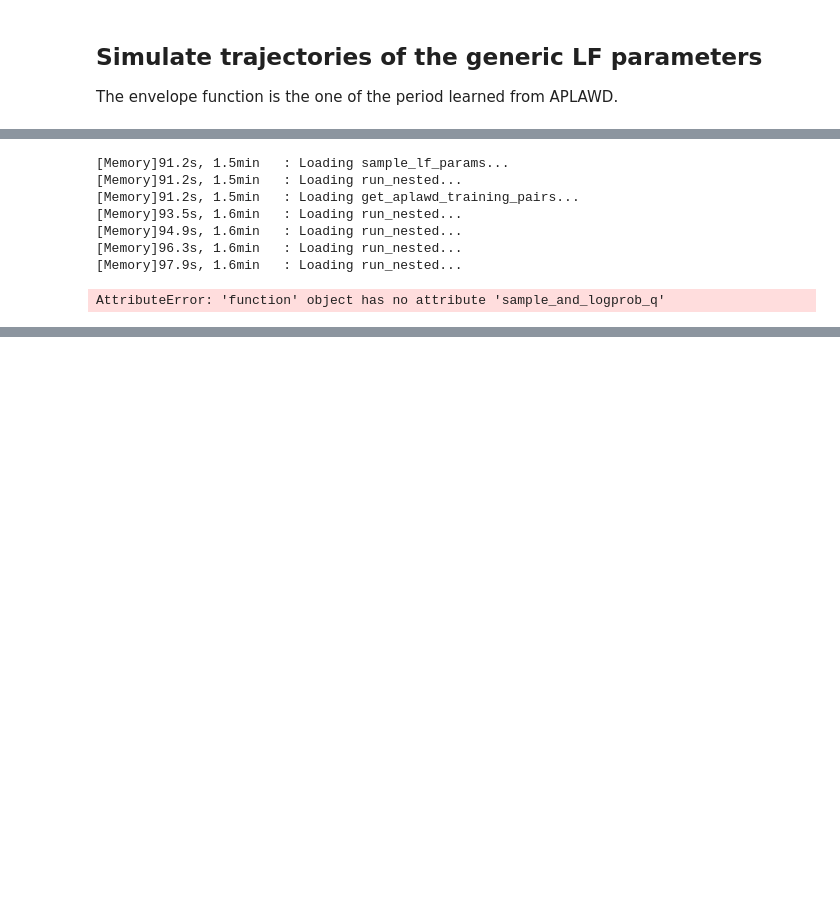
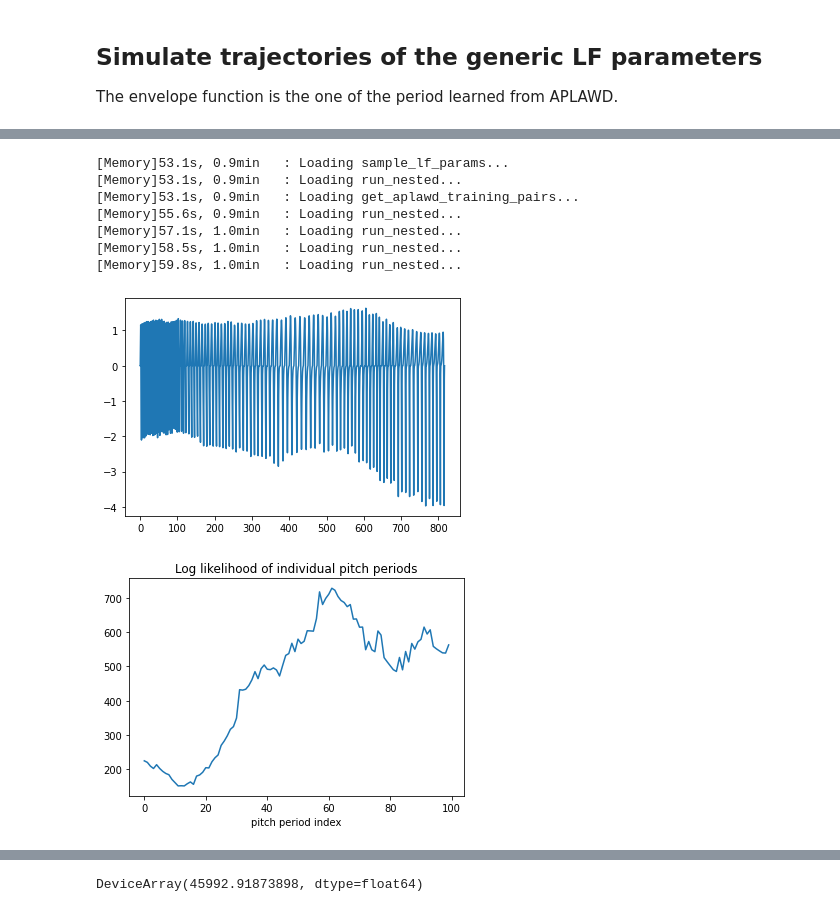
Before and after one commit to mvsoom/thesis-py, a Jupyter notebook: dgf/prior/lf.ipynb, the cells around one changed output, grey strips where cells are left out. Cells and saved outputs as stored; diff of their text form; code cells hidden in the pictures; blank space fills up the shorter version.

```diff
--- a/dgf/prior/lf.ipynb
+++ b/dgf/prior/lf.ipynb
@@ -266,24 +212,25 @@ with scope():
-# %%
-def ascope():
-    num_pitch_periods = 3
-    prior = lf.generic_params_trajectory_prior(num_pitch_periods)
-    t, u, log_prob = lf.sample_and_log_prob_dgf(
-        num_pitch_periods, prior, jaxkey()
-    )
-    return u
-    plot(t, u)
-    display(log_prob)
-
-u = ascope()
-# %% [output]
-[Memory]91.2s, 1.5min   : Loading sample_lf_params...
-[Memory]91.2s, 1.5min   : Loading run_nested...
-[Memory]91.2s, 1.5min   : Loading get_aplawd_training_pairs...
-[Memory]93.5s, 1.6min   : Loading run_nested...
-[Memory]94.9s, 1.6min   : Loading run_nested...
-[Memory]96.3s, 1.6min   : Loading run_nested...
-[Memory]97.9s, 1.6min   : Loading run_nested...
-# %%
-source.sample_and_logprob_q(10., None, np.random.default_rng())
-# %% [output]
-AttributeError: 'function' object has no attribute 'sample_and_logprob_q'
+# %%
+%%time
+def scope(num_pitch_periods, seed):
+    prior = lf.generic_params_trajectory_prior(num_pitch_periods)
+    t, u, lp, context = lf.sample_and_log_prob_dgf(
+        prior, seed, num_pitch_periods, return_full=True
+    )
+    plot(t, u)
+    show()
+    plot(context['logls'])
+    title("Log likelihood of individual pitch periods")
+    xlabel("pitch period index")
+    show()
+    return lp
+scope(100, jaxkey())
+# %% [output]
+[Memory]53.1s, 0.9min   : Loading sample_lf_params...
+[Memory]53.1s, 0.9min   : Loading run_nested...
+[Memory]53.1s, 0.9min   : Loading get_aplawd_training_pairs...
+[Memory]55.6s, 0.9min   : Loading run_nested...
+[Memory]57.1s, 1.0min   : Loading run_nested...
+[Memory]58.5s, 1.0min   : Loading run_nested...
+[Memory]59.8s, 1.0min   : Loading run_nested...
+[figure, added]
+[figure, added]
@@ -289,0 +239 @@ AttributeError: 'function' object has no attribute 'sample_and_logprob_q'
+DeviceArray(45992.91873898, dtype=float64)
```
Also changed, not shown: parts of 19 cells of this notebook, 5 other files.
